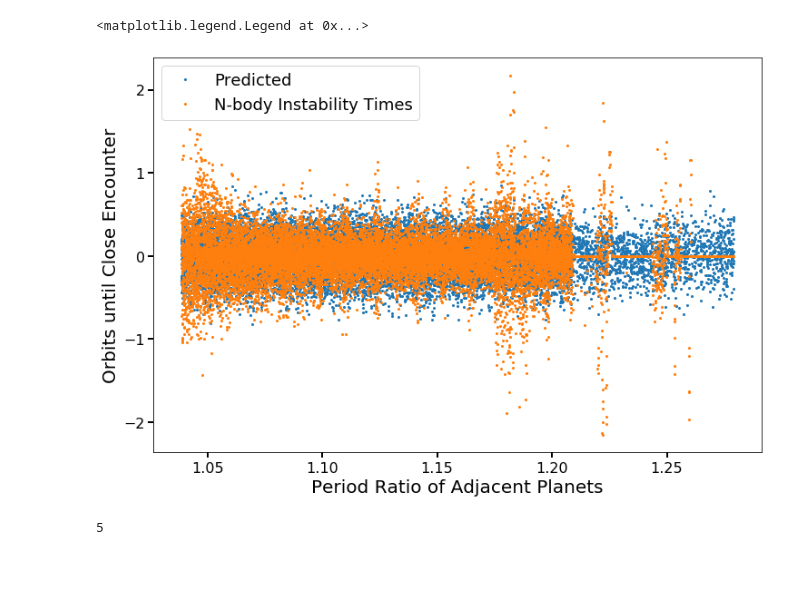
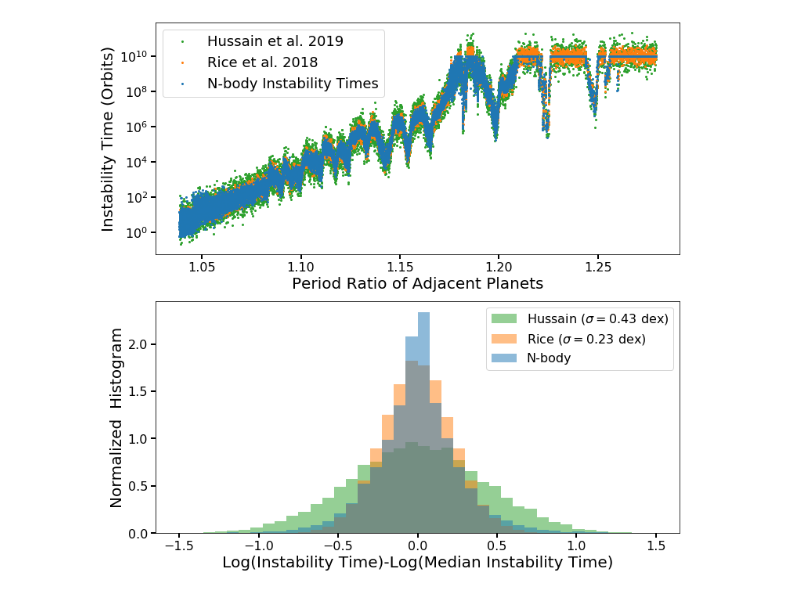
Before and after one commit to Naireen/StabilitySetImage, a Jupyter notebook: Analysis/Figure5_ObertasAnalysis.ipynb, the cells around one changed output. Cells and saved outputs as stored; diff of their text form; code cells hidden in the pictures; blank space fills up the shorter version.

```diff
--- a/Analysis/Figure5_ObertasAnalysis.ipynb
+++ b/Analysis/Figure5_ObertasAnalysis.ipynb
@@ -37,23 +15,37 @@ vals = rv.rvs(p_adj.shape[0])
-# %%
-fig, ax = plt.subplots(1, 1, figsize=(12,8))
-cmap = plt.get_cmap("tab10")
-
-#ax.fill_between(p_adj[p_adj.shape[0] - t_exit_rolling.shape[0]:], np.power(10, np.log10(t_exit_rolling)+0.4), np.power(10, np.log10(t_exit_rolling)-0.4),linewidth = 4, alpha = 1, color = 'black', label = "Predicted $1-\sigma$ Width")
-ax.plot(p_adj, vals, '.', label = 'Predicted', markersize=4)
-ax.plot(p_adj, np.log10(t_exit)-np.log10(t_exit_rolling), '.', label = 'N-body Instability Times', markersize=4)
-
-#ax.set_yscale('log')
-
-ax.set_xlabel("Period Ratio of Adjacent Planets")
-ax.set_ylabel("Orbits until Close Encounter")
-
-
-ax.legend(fontsize=18)
-#fig.savefig('fig5.pdf', bbox_inches='tight')
-# %% [output]
-<matplotlib.legend.Legend at 0x...>
-[figure, removed]
-# %%
-2+3
-# %% [output]
-5
+# %%
+from  scipy.stats import norm
+stdrice = 0.22
+stdhussain = 0.43
+timesRice = norm(0, stdrice).rvs(p_adj.shape[0])
+timesHussain = norm(0, stdhussain).rvs(p_adj.shape[0])
+
+nbody = np.log10(t_exit)-np.log10(t_exit_rolling)
+nbody = nbody[:16000] # so we only take periods out to ~1.21 and avoid the zeros when they hit max instability time
+# %%
+fig, axarr = plt.subplots(nrows=2, ncols=1, figsize=(12,12))
+cmap = plt.get_cmap("tab10")
+
+alpha=1
+ax = axarr[0]
+ax.plot(p_adj, np.power(10, np.log10(t_exit_rolling)+timesHussain), '.', c=cmap(2), label = 'Hussain et al. 2019', markersize=4, alpha=alpha)
+ax.plot(p_adj, np.power(10, np.log10(t_exit_rolling)+timesRice), '.', c=cmap(1), label = 'Rice et al. 2018', markersize=4, alpha=alpha)
+ax.plot(p_adj, t_exit, '.', label = 'N-body Instability Times', c=cmap(0),markersize=4, alpha=alpha)
+
+ax.set_yscale('log')
+
+ax.set_xlabel("Period Ratio of Adjacent Planets")
+ax.set_ylabel("Instability Time (Orbits)")
+
+ax.legend(fontsize=18)
+
+ax1 = axarr[1]
+bins = np.linspace(-1.5,1.5,41)
+ax1.hist(timesHussain, density = 1, fc=cmap(2), alpha = 0.5, bins = bins, label=r'Hussain ($\sigma = 0.43$ dex)')
+ax1.hist(timesRice, density = 1, fc=cmap(1), alpha = 0.5, bins = bins, label='Rice ($\sigma = 0.23$ dex)')
+ax1.hist(nbody, density = 1, fc=cmap(0), alpha = 0.5, bins = bins, label='N-body')
+ax1.legend()
+ax1.set_xlabel('Log(Instability Time)-Log(Median Instability Time)')
+ax1.set_ylabel('Normalized  Histogram')
+fig.savefig('fig5.pdf', bbox_inches='tight')
+# %% [output]
+[figure, added]
```
Also changed, not shown: parts of 3 cells of this notebook.
